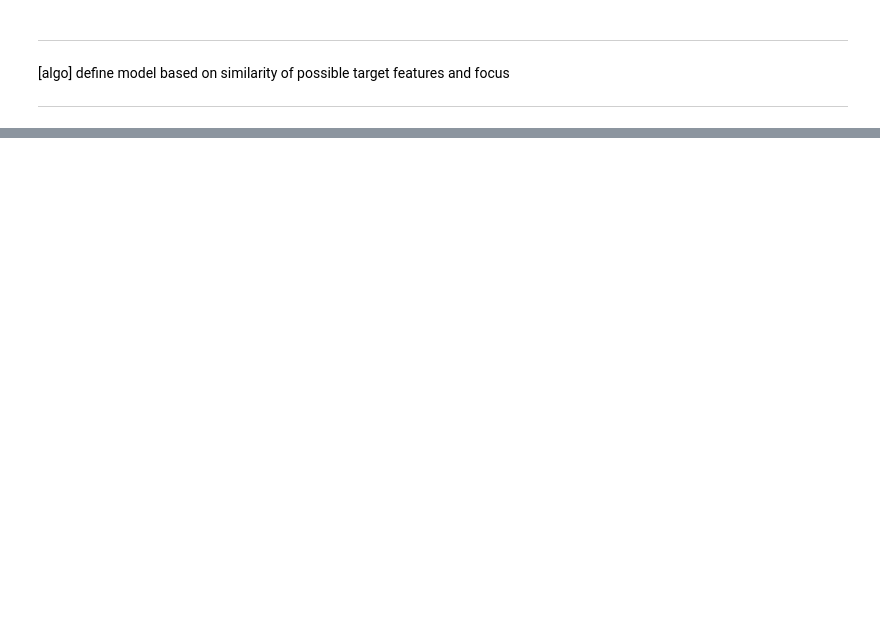
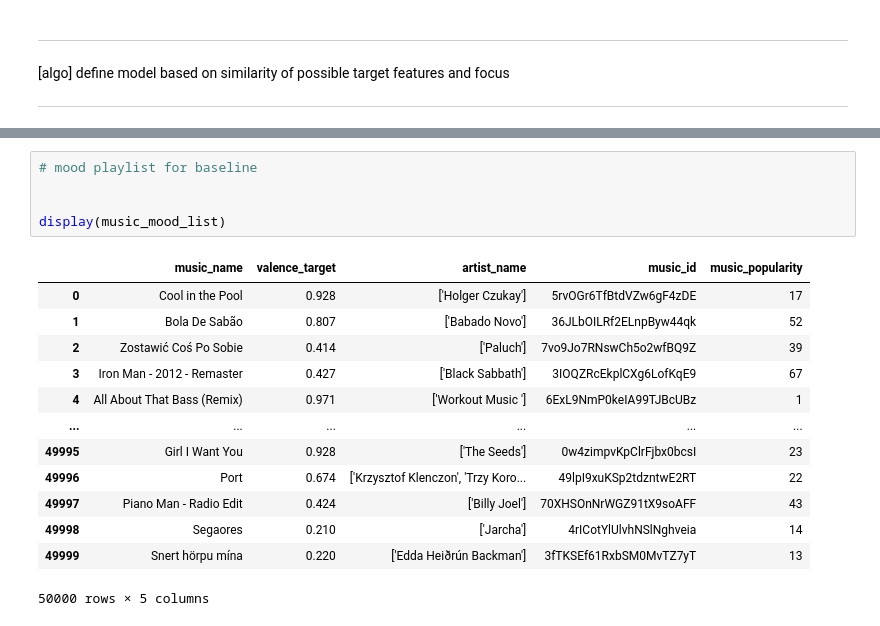
Before and after one commit to ShahiW/moosic, a Jupyter notebook: notebooks/moosic_baseline.ipynb, the cells around one changed output, grey strips where cells are left out. Drawn from its saved outputs; the diff is of its cells as text; blank space fills up the shorter version.

```diff
--- a/notebooks/moosic_baseline.ipynb
+++ b/notebooks/moosic_baseline.ipynb
@@ -878,0 +610,19 @@ print(standardized_data.shape)
+# %%
+# mood playlist for baseline
+
+
+display(music_mood_list)
+# %% [output]
+|  | music_name | valence_target | artist_name | music_id | music_popularity |
+| 0 | Cool in the Pool | 0.928 | ['Holger Czukay'] | 5rvOGr6TfBtdVZw6gF4zDE | 17 |
+| 1 | Bola De Sabão | 0.807 | ['Babado Novo'] | 36JLbOILRf2ELnpByw44qk | 52 |
+| 2 | Zostawić Coś Po Sobie | 0.414 | ['Paluch'] | 7vo9Jo7RNswCh5o2wfBQ9Z | 39 |
+| 3 | Iron Man - 2012 - Remaster | 0.427 | ['Black Sabbath'] | 3IOQZRcEkplCXg6LofKqE9 | 67 |
+| 4 | All About That Bass (Remix) | 0.971 | ['Workout Music '] | 6ExL9NmP0keIA99TJBcUBz | 1 |
+| ... | ... | ... | ... | ... | ... |
+| 49995 | Girl I Want You | 0.928 | ['The Seeds'] | 0w4zimpvKpClrFjbx0bcsI | 23 |
+| 49996 | Port | 0.674 | ['Krzysztof Klenczon', 'Trzy Koro... | 49lpI9xuKSp2tdzntwE2RT | 22 |
+| 49997 | Piano Man - Radio Edit | 0.424 | ['Billy Joel'] | 70XHSOnNrWGZ91tX9soAFF | 43 |
+| 49998 | Segaores | 0.210 | ['Jarcha'] | 4rICotYlUlvhNSlNghveia | 14 |
+| 49999 | Snert hörpu mína | 0.220 | ['Edda Heiðrún Backman'] | 3fTKSEf61RxbSM0MvTZ7yT | 13 |
+50000 rows × 5 columns
```
Also changed, not shown: parts of 53 cells of this notebook, 1 other file.
